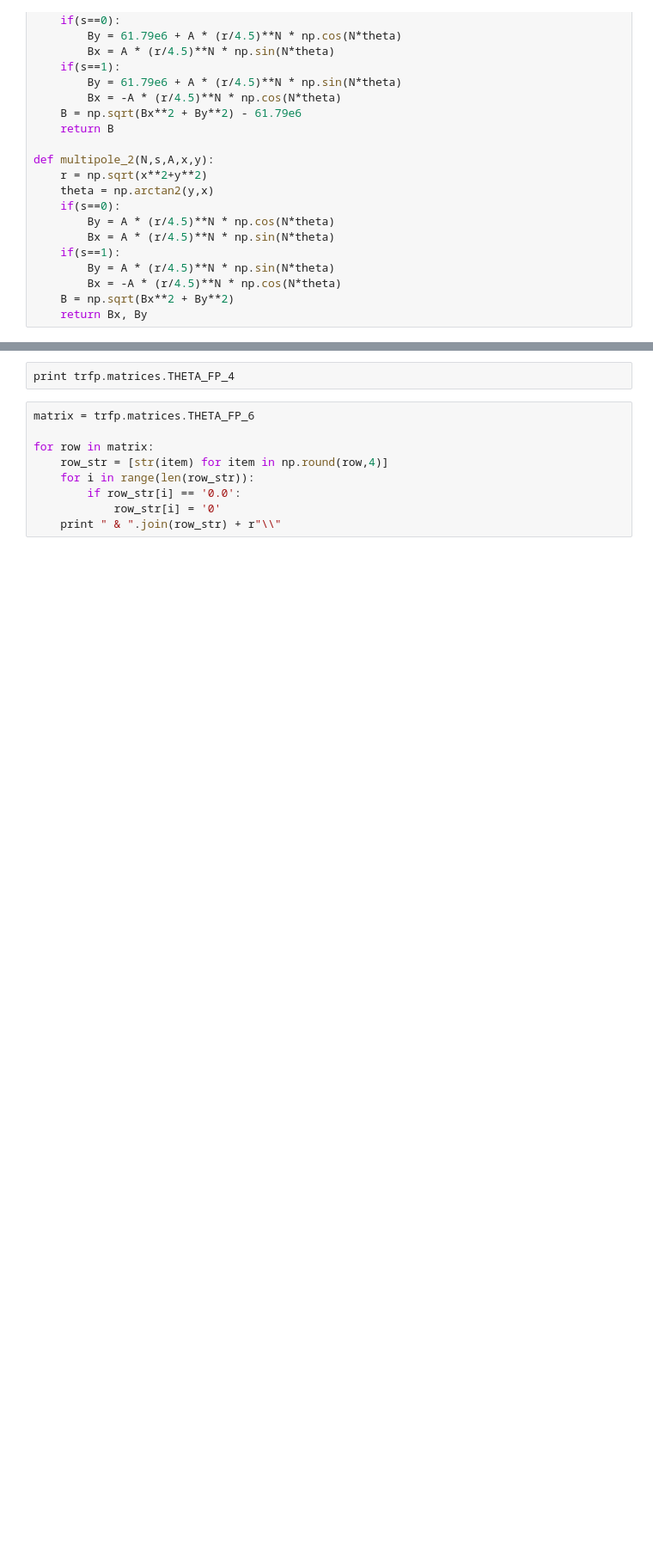
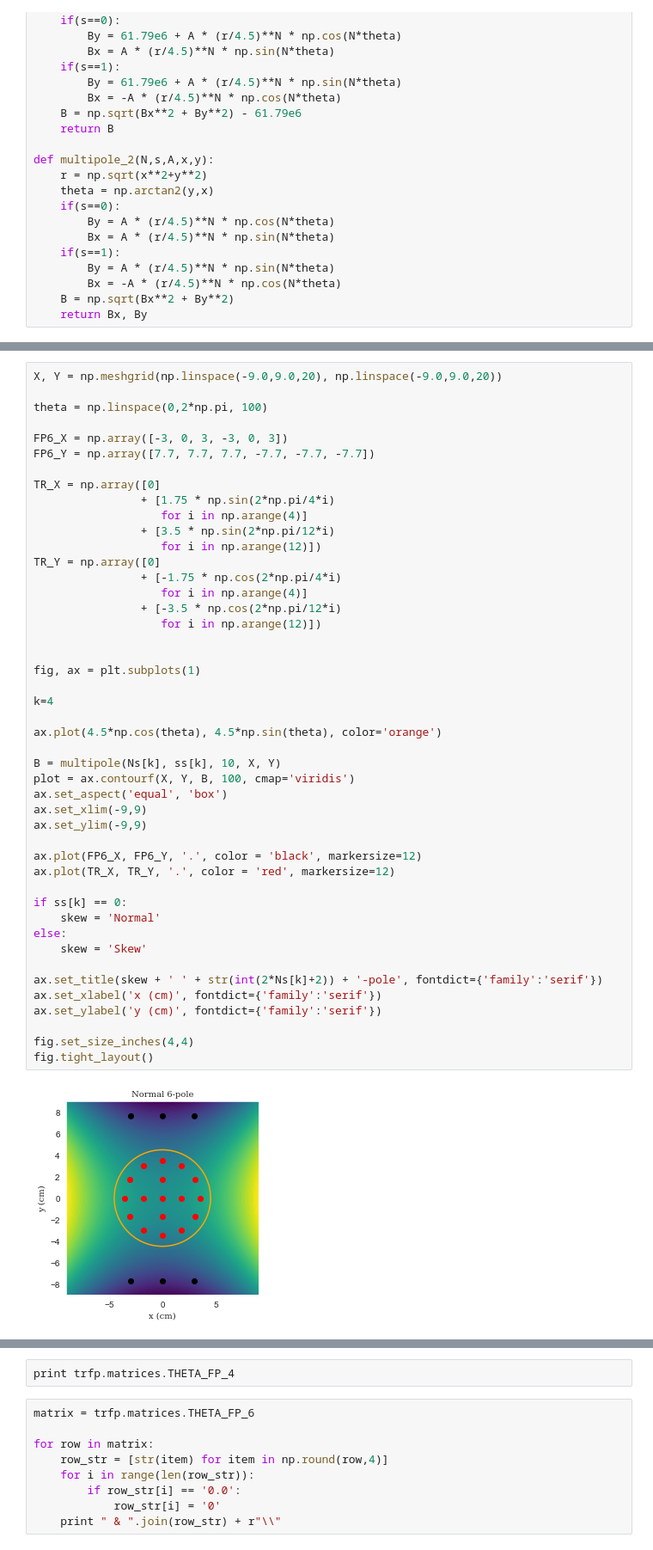
Before and after one commit to aetb/trfp, a Jupyter notebook: aetb/multipole_figures.ipynb, the cells around one changed output, grey strips where cells are left out. Shown: that part at 86% size. Saved outputs shown, nothing was run; the diff lists cells and outputs as text; blank space fills up the shorter version.

```diff
--- a/aetb/multipole_figures.ipynb
+++ b/aetb/multipole_figures.ipynb
@@ -178,3 +178,51 @@ fig.tight_layout()
+# %%
+X, Y = np.meshgrid(np.linspace(-9.0,9.0,20), np.linspace(-9.0,9.0,20))
+
+theta = np.linspace(0,2*np.pi, 100)
+
+FP6_X = np.array([-3, 0, 3, -3, 0, 3])
+FP6_Y = np.array([7.7, 7.7, 7.7, -7.7, -7.7, -7.7])
+
+TR_X = np.array([0]
+                + [1.75 * np.sin(2*np.pi/4*i)
+                   for i in np.arange(4)]
+                + [3.5 * np.sin(2*np.pi/12*i)
+                   for i in np.arange(12)])
+TR_Y = np.array([0]
+                + [-1.75 * np.cos(2*np.pi/4*i)
+                   for i in np.arange(4)]
+                + [-3.5 * np.cos(2*np.pi/12*i)
+                   for i in np.arange(12)])
+
+
+fig, ax = plt.subplots(1)
+
+k=4
+
+ax.plot(4.5*np.cos(theta), 4.5*np.sin(theta), color='orange')
+
+B = multipole(Ns[k], ss[k], 10, X, Y)
+plot = ax.contourf(X, Y, B, 100, cmap='viridis')
+ax.set_aspect('equal', 'box')
+ax.set_xlim(-9,9)
+ax.set_ylim(-9,9)
+
+ax.plot(FP6_X, FP6_Y, '.', color = 'black', markersize=12)
+ax.plot(TR_X, TR_Y, '.', color = 'red', markersize=12)
+
+if ss[k] == 0:
+    skew = 'Normal'
+else:
+    skew = 'Skew'
+
+ax.set_title(skew + ' ' + str(int(2*Ns[k]+2)) + '-pole', fontdict={'family':'serif'})
+ax.set_xlabel('x (cm)', fontdict={'family':'serif'})
+ax.set_ylabel('y (cm)', fontdict={'family':'serif'})
+
+fig.set_size_inches(4,4)
+fig.tight_layout()
+# %% [output]
+[figure, added]
 # %%
 tr_x = np.array([0] + [1.75 * np.sin(2*np.pi/4*i) for i in np.arange(4)] + [3.5 * np.sin(2*np.pi/12*i) for i in np.arange(12)])
 tr_y = np.array([0] + [-1.75 * np.cos(2*np.pi/4*i) for i in np.arange(4)] + [-3.5 * np.cos(2*np.pi/12*i) for i in np.arange(12)])
```
Also changed, not shown: parts of 8 cells of this notebook, 14 other files.
